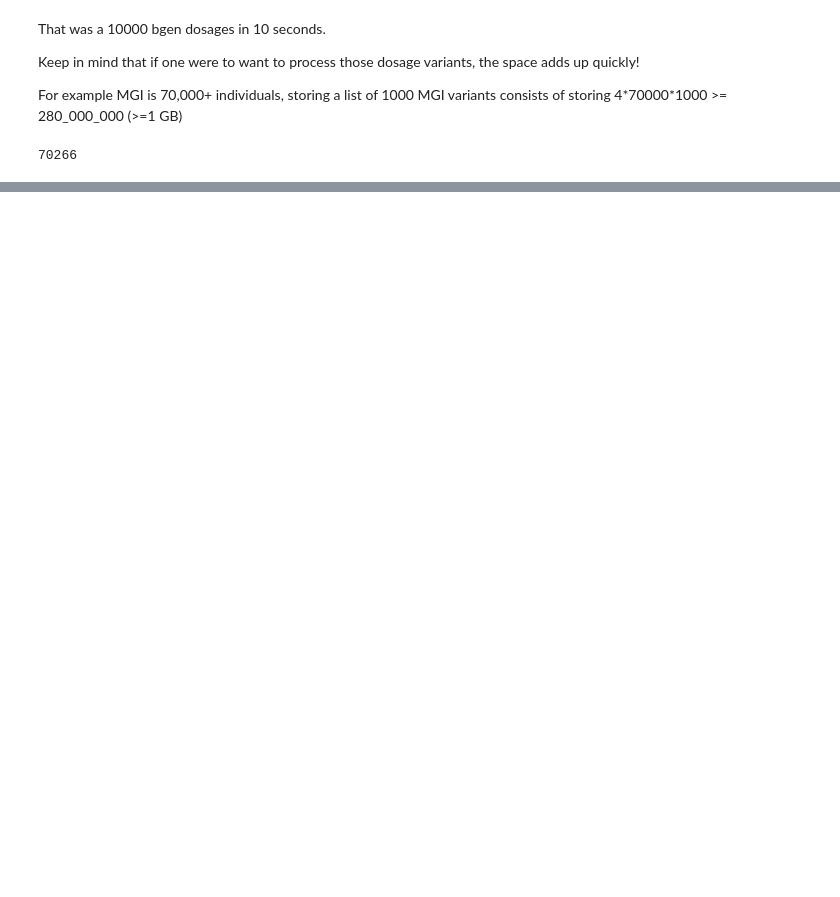
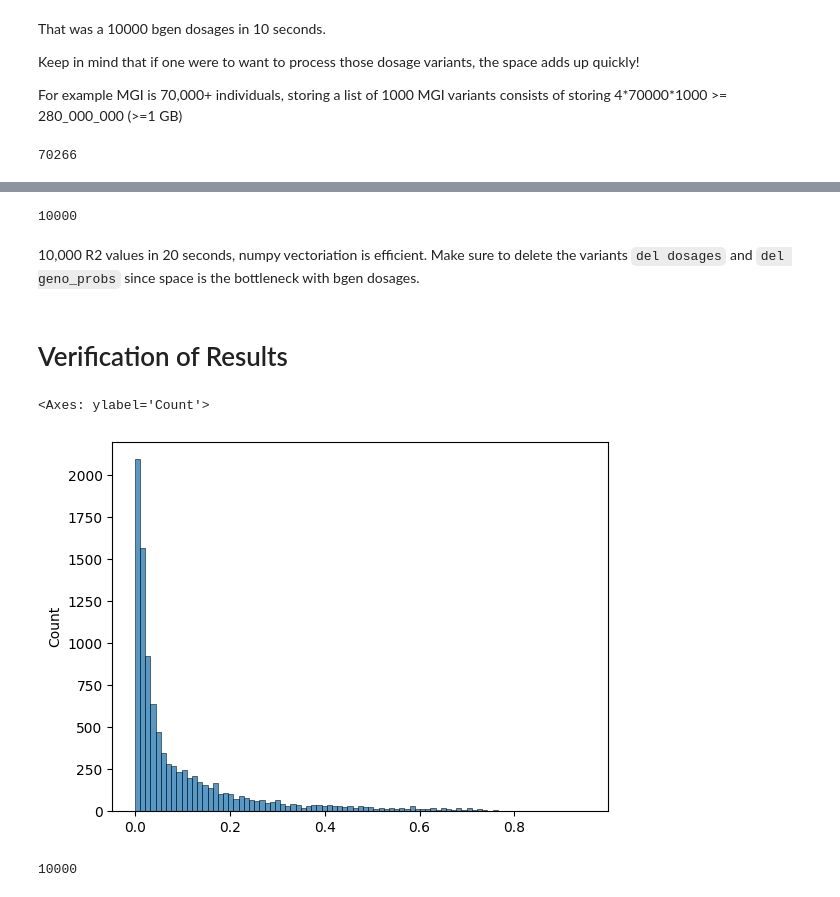
Before and after one commit to cvraut/jupyter_examples, a Jupyter notebook: Read_bgen_dosages.ipynb, the cells around one changed output, grey strips where cells are left out. Saved outputs shown, nothing was run; the diff lists cells and outputs as text; code cells hidden in the pictures; blank space fills up the shorter version.

Commit message:
added some equations and example for mass dosage reading in batches

```diff
--- a/Read_bgen_dosages.ipynb
+++ b/Read_bgen_dosages.ipynb
@@ -9,12 +11,15 @@ import numpy as np
 bfile = BgenFile("/mnt/speliotes-lab/Projects/MGI/HPI8258/GENODATA/BGEN/MGI_F5_UNFILTERED_chr22_no_phase_8bits.bgen")
 rsids = bfile.rsids()
 dosages = []
+geno_probs = []
 for i,variant in enumerate(rsids):
     if i>=10000:
         break
     var = bfile[i]
     dosage = var.alt_dosage
+    geno_prob = var.probabilities
     dosages.append(dosage)
+    geno_probs.append(geno_prob)
 print(len(dosages))
 # %% [output]
 10000
@@ -41,3 +64,43 @@ len(dosages[0])
 # %%
 # follow this sequence of formulas for calculating R2
 # https://cran.r-project.org/web/packages/BinaryDosage/vignettes/r2estimates.html
+
+def calc_rsq(dosages,geno_prob,i,eps=1e-30):
+    n = len(dosages)
+    geno_prob2 = geno_prob[:,2]
+    q_hat = np.sum(dosages)/(2*n)
+    if q_hat > 0.5:
+        dosages = 2-dosages
+        q_hat = np.sum(dosages)/(2*n)
+        geno_prob2 = geno_prob[:,0]
+    d_diff = np.square(dosages)-(4*geno_prob2)
+    if any(d_diff < 0):
+        return np.nan
+    q1 = 0.5*(dosages-(d_diff)**0.5)
+    q2 = 0.5*(dosages+(d_diff)**0.5)
+    num = np.sum((q1-q_hat)**2) + np.sum((q2-q_hat)**2)
+    denom = (2*n*q_hat*(1-q_hat))
+    if denom == 0:
+        denom+=eps
+    r2 = num/denom
+    return r2
+
+r2s = [calc_rsq(dosages[i],geno_probs[i],i) for i in range(len(dosages))]
+print(len(r2s))
+# %% [output]
+10000
+# %% [markdown]
+10,000 R2 values in 20 seconds, numpy vectoriation is efficient. Make sure to delete the variants `del dosages` and `del geno_probs` since space is the bottleneck with bgen dosages.
+# %% [markdown]
+# Verification of Results
+# %%
+# visualize R2 values in a histogram to make sure that values make sense and follow the intended distribution
+sns.histplot(r2s)
+# %% [output]
+<Axes: ylabel='Count'>
+[figure, added]
+# %%
+r2_map = {rsid:r2 for r2,rsid in zip(r2s,rsids)}
+print(len(r2_map))
+# %% [output]
+10000
```
Also changed, not shown: parts of 28 cells of this notebook.
